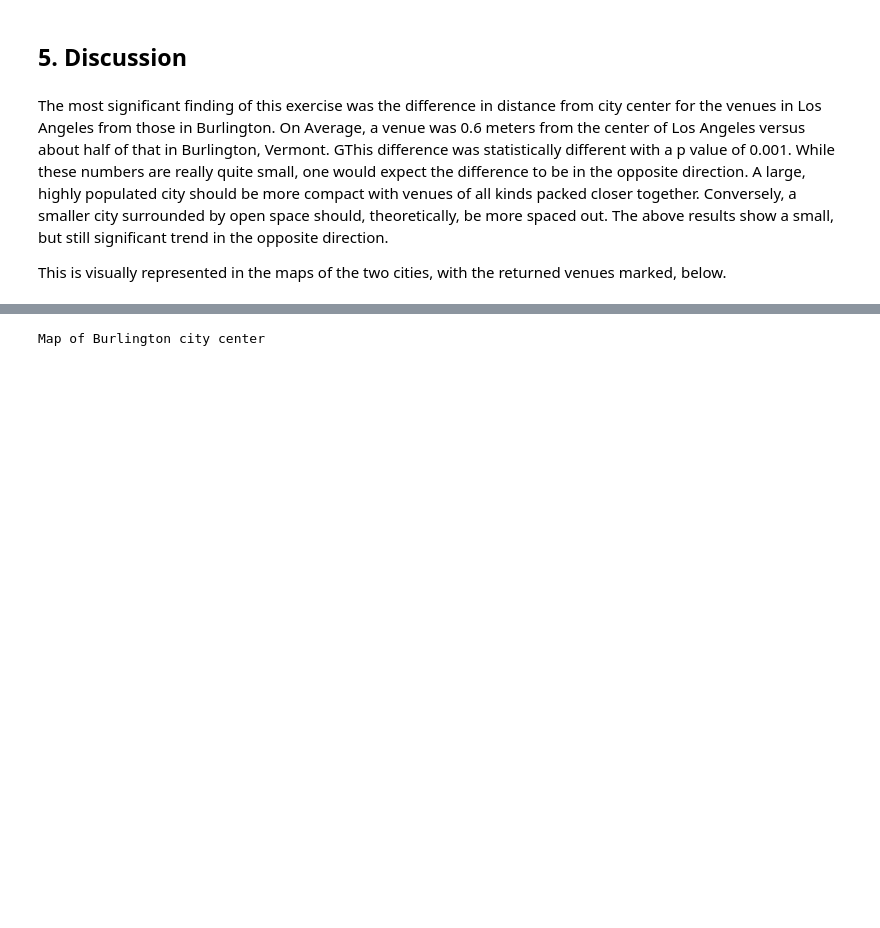
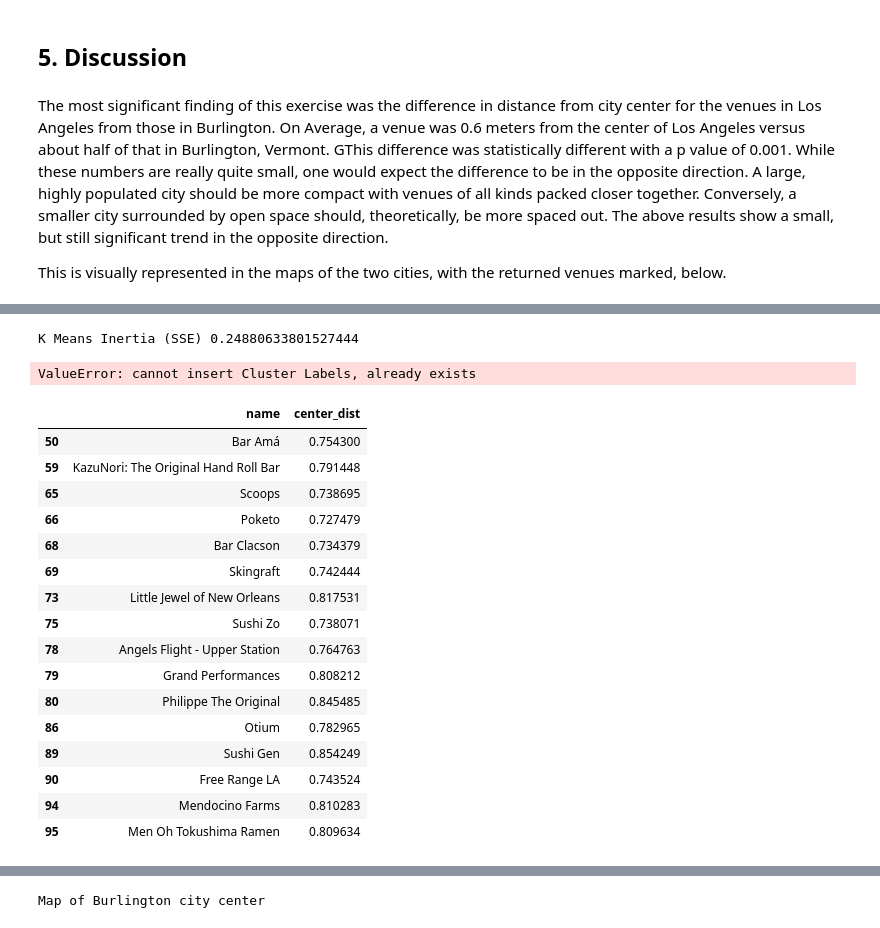
Before and after one commit to DrBrentRD/Coursera_Capstone, a Jupyter notebook: Capstone.ipynb, the cells around one changed output, grey strips where cells are left out. Cells and saved outputs as stored; diff of their text form; code cells hidden in the pictures; blank space fills up the shorter version.

```diff
--- a/Capstone.ipynb
+++ b/Capstone.ipynb
@@ -348,0 +393,34 @@ Map of Los Angeles city center
+# %%
+kclusters = 3
+kmeans_la = KMeans(init='k-means++', n_clusters=kclusters, random_state=0, n_init=12).fit(la_clustered)
+print('K Means Inertia (SSE)', kmeans_la.inertia_)
+# %% [output]
+K Means Inertia (SSE) 0.24880633801527444
+# %%
+#add the kmeans labels to the dataframe
+la_clustered_merged = pd.DataFrame()
+la_clustered_merged = LA_venues
+la_clustered_merged.insert(0, "Cluster Labels", kmeans_la.labels_)
+la_clustered_merged
+# %% [output]
+ValueError: cannot insert Cluster Labels, already exists
+# %%
+la_clustered_merged.loc[la_clustered_merged['Cluster Labels']==4, la_clustered_merged.columns[[1] + list(range(5, la_clustered_merged.shape[1]))]]
+# %% [output]
+|  | name | center_dist |
+| 50 | Bar Amá | 0.754300 |
+| 59 | KazuNori: The Original Hand Roll Bar | 0.791448 |
+| 65 | Scoops | 0.738695 |
+| 66 | Poketo | 0.727479 |
+| 68 | Bar Clacson | 0.734379 |
+| 69 | Skingraft | 0.742444 |
+| 73 | Little Jewel of New Orleans | 0.817531 |
+| 75 | Sushi Zo | 0.738071 |
+| 78 | Angels Flight - Upper Station | 0.764763 |
+| 79 | Grand Performances | 0.808212 |
+| 80 | Philippe The Original | 0.845485 |
+| 86 | Otium | 0.782965 |
+| 89 | Sushi Gen | 0.854249 |
+| 90 | Free Range LA | 0.743524 |
+| 94 | Mendocino Farms | 0.810283 |
+| 95 | Men Oh Tokushima Ramen | 0.809634 |
```
Also changed, not shown: parts of 15 cells of this notebook.
